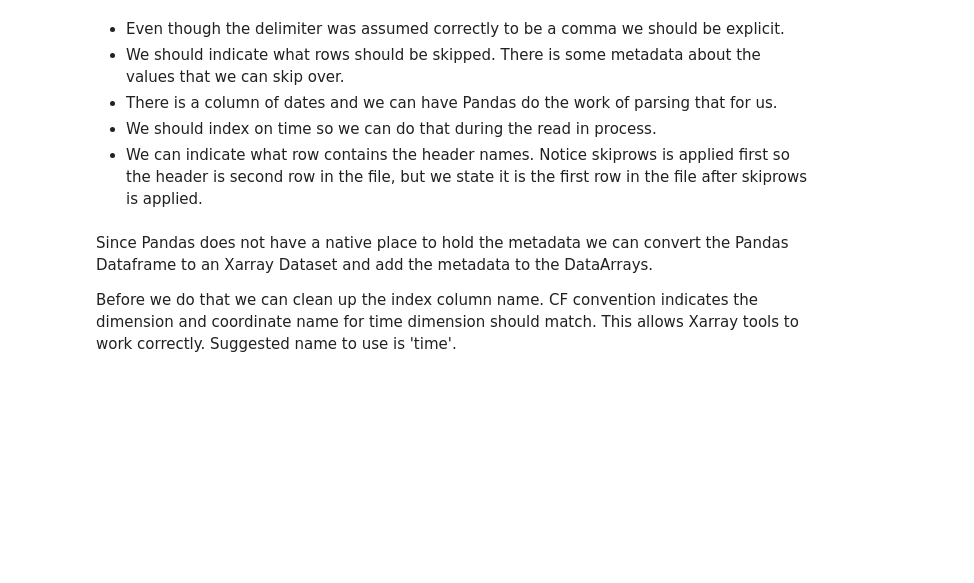
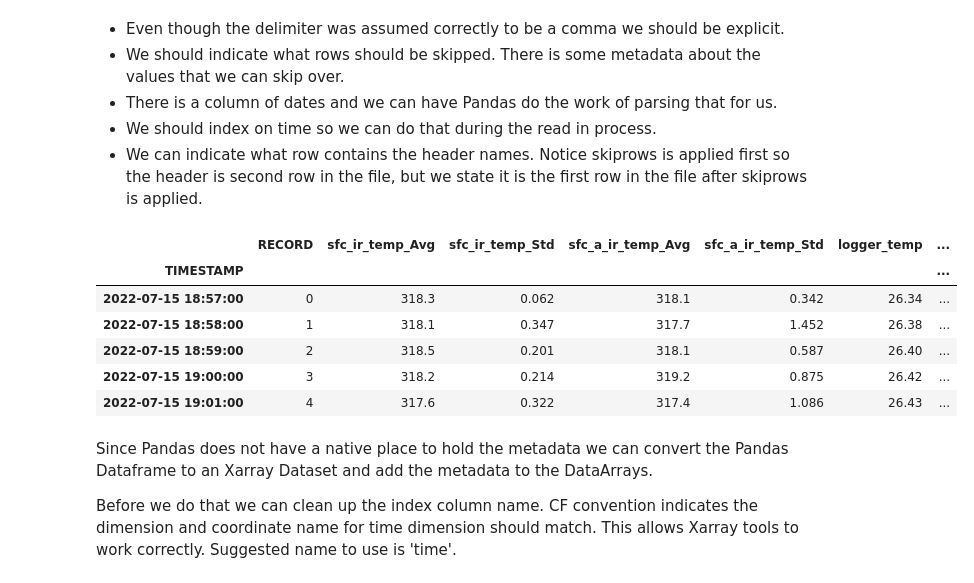
Before and after one commit to kenkehoe/AtmosphericPythonCourse, a Jupyter notebook: examples/csv_to_netcdf.ipynb, the cells around one changed output. Saved outputs shown, nothing was run; the diff lists cells and outputs as text; code cells hidden in the pictures; blank space fills up the shorter version.

```diff
--- a/examples/csv_to_netcdf.ipynb
+++ b/examples/csv_to_netcdf.ipynb
@@ -37,7 +37,17 @@ df[:5]
 - We should index on time so we can do that during the read in process.
 - We can indicate what row contains the header names. Notice skiprows is applied first so the header is second row in the file, but we state it is the first row in the file after skiprows is applied.
 # %%
-df = pd.read_csv(filename, delimiter=',', skiprows=[0, 2, 3], header=0, parse_dates=[0], index_col=[0])
+df = pd.read_csv(filename, delimiter=',', skiprows=[0, 2, 3],
+                 header=0, parse_dates=[0], index_col=[0])
+df[:5]
+# %% [output]
+|  | RECORD | sfc_ir_temp_Avg | sfc_ir_temp_Std | sfc_a_ir_temp_Avg | sfc_a_ir_temp_Std | logger_temp | ... |
+| TIMESTAMP |  |  |  |  |  |  | ... |
+| 2022-07-15 18:57:00 | 0 | 318.3 | 0.062 | 318.1 | 0.342 | 26.34 | ... |
+| 2022-07-15 18:58:00 | 1 | 318.1 | 0.347 | 317.7 | 1.452 | 26.38 | ... |
+| 2022-07-15 18:59:00 | 2 | 318.5 | 0.201 | 318.1 | 0.587 | 26.40 | ... |
+| 2022-07-15 19:00:00 | 3 | 318.2 | 0.214 | 319.2 | 0.875 | 26.42 | ... |
+| 2022-07-15 19:01:00 | 4 | 317.6 | 0.322 | 317.4 | 1.086 | 26.43 | ... |
 # %% [markdown]
 Since Pandas does not have a native place to hold the metadata we can convert the Pandas Dataframe to an Xarray Dataset and add the metadata to the DataArrays.
 
```
Also changed, not shown: parts of 6 cells of this notebook, 6 other files.
